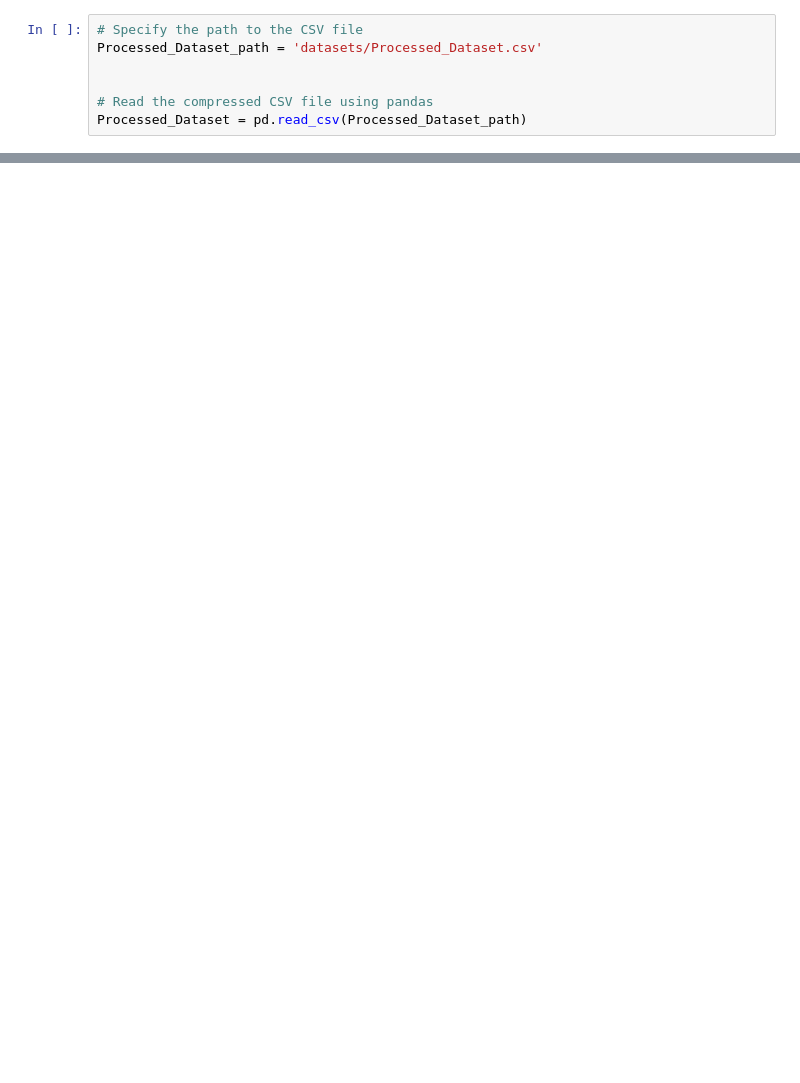
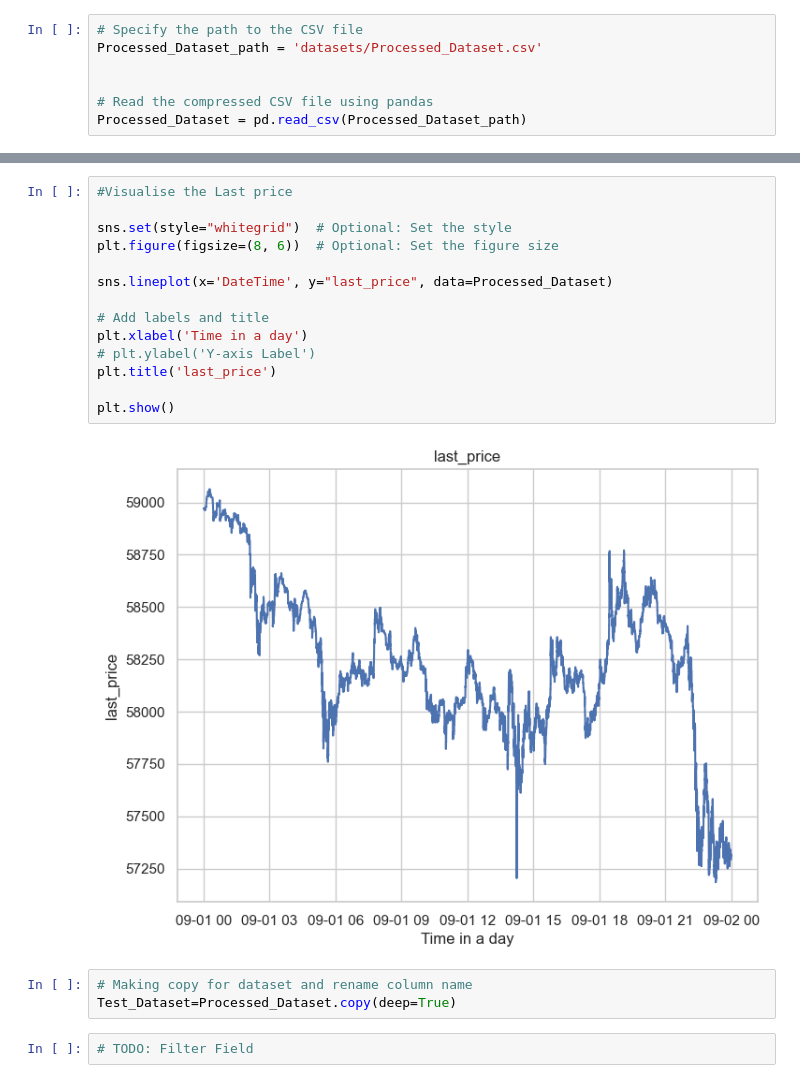
Before and after one commit to jyam12/FYP, a Jupyter notebook: read_data.ipynb, the cells around one changed output, grey strips where cells are left out. Cells and saved outputs as stored; diff of their text form; blank space fills up the shorter version.

```diff
--- a/read_data.ipynb
+++ b/read_data.ipynb
@@ -113,0 +58,21 @@ plt.show()
+# %%
+#Visualise the Last price
+
+sns.set(style="whitegrid")  # Optional: Set the style
+plt.figure(figsize=(8, 6))  # Optional: Set the figure size
+
+sns.lineplot(x='DateTime', y="last_price", data=Processed_Dataset)
+
+# Add labels and title
+plt.xlabel('Time in a day')
+# plt.ylabel('Y-axis Label')
+plt.title('last_price')
+
+plt.show()
+# %% [output]
+[figure, added]
+# %%
+# Making copy for dataset and rename column name
+Test_Dataset=Processed_Dataset.copy(deep=True)
+# %%
+# TODO: Filter Field
```
Also changed, not shown: parts of 23 cells of this notebook, 7 other files.
